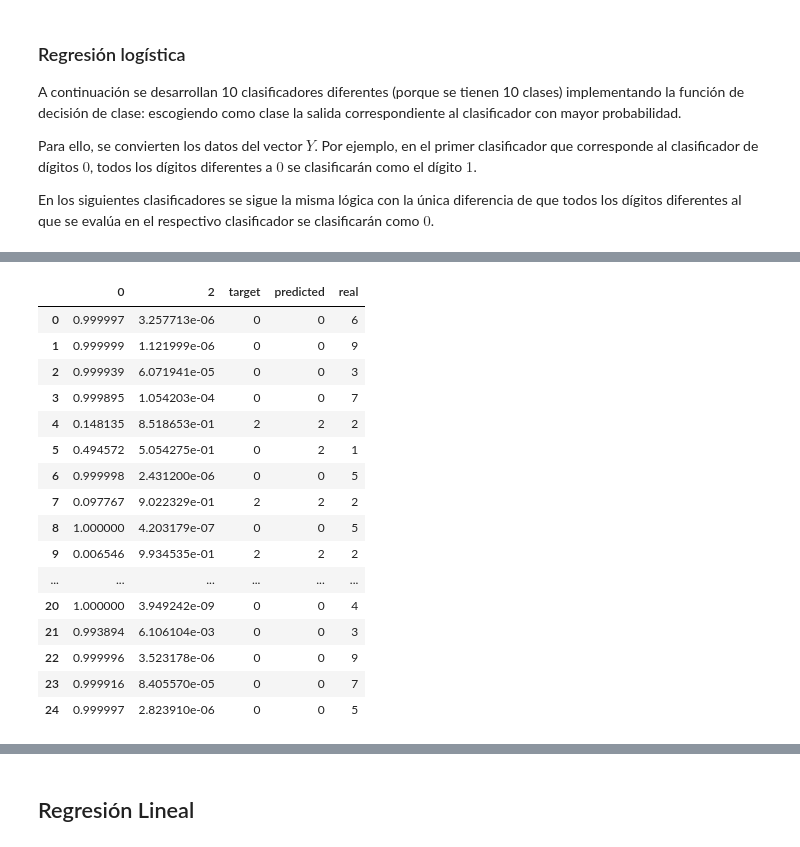
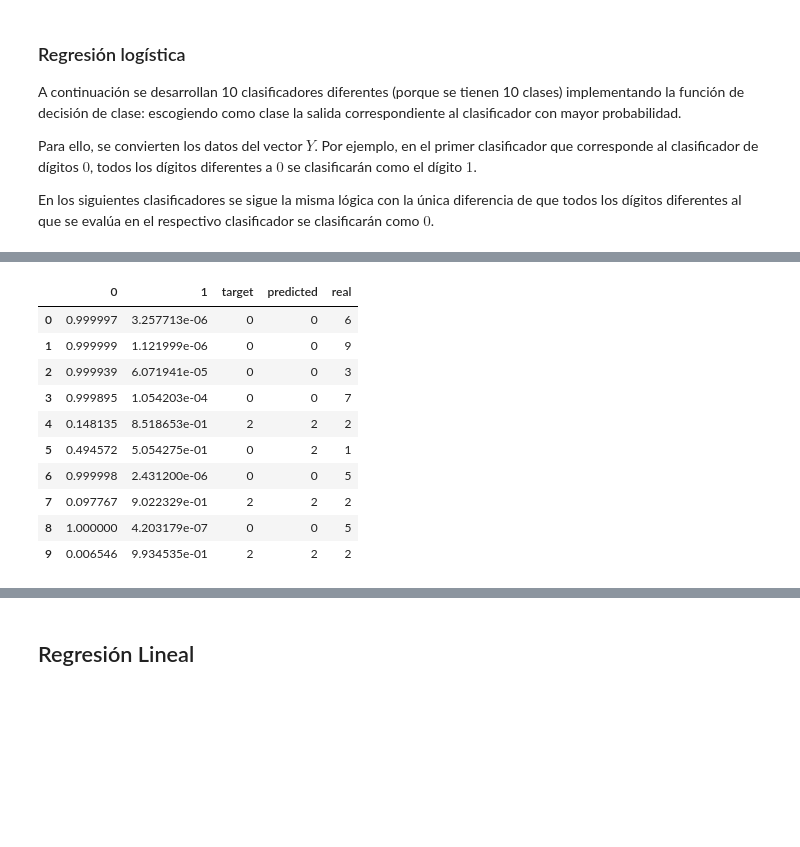
Before and after one commit to MonicaCabanas23/Clasificacion-y-Regresion-Lineal, a Jupyter notebook: Clasificacion_y_Regresion_Lineal.ipynb, the cells around one changed output, grey strips where cells are left out. Cells and saved outputs as stored; diff of their text form; code cells hidden in the pictures; blank space fills up the shorter version.

```diff
--- a/Clasificacion_y_Regresion_Lineal.ipynb
+++ b/Clasificacion_y_Regresion_Lineal.ipynb
@@ -120,19 +121,21 @@ Para ello, se convierten los datos del vector $Y$. Por ejemplo, en el primer cla
 
 En los siguientes clasificadores se sigue la misma lógica con la única diferencia de que todos los dígitos diferentes al que se evalúa en el respectivo clasificador se clasificarán como $0$.
 # %%
+models = []
+
 # Classifier for identifying the digit 0
 # We will create a new target variable that is 0 when the digit is 0 and 1 otherwise
 y_train_0 = (y_train != 0).astype(int)
 y_test_0 = (y_test != 0).astype(int)
 # Train the classifier
-classifier_1 = LogisticRegression(random_state=42).fit(X_train, y_train_0)
+models.append(LogisticRegression(random_state=42).fit(X_train, y_train_0))
 
-probabilities = classifier_1.predict_proba(X_test)
+probabilities = models[0].predict_proba(X_test)
 probabilities_df = pd.DataFrame(probabilities, columns=['0', '1'])
 probabilities_df['target'] = y_test_0
-probabilities_df['predicted'] = classifier_1.predict(X_test)
+probabilities_df['predicted'] = models[0].predict(X_test)
 probabilities_df['real'] = y_test
-probabilities_df.head(25)
+probabilities_df.head(10)
 # %% [output]
 |  | 0 | 1 | target | predicted | real |
 | 0 | 2.784627e-04 | 0.999722 | 1 | 1 | 6 |
@@ -157,14 +154,14 @@ probabilities_df.head(25)
 y_train_1 = (y_train == 1).astype(int)
 y_test_1 = (y_test == 1).astype(int)
 # Train the classifier
-classifier_1 = LogisticRegression(random_state=42).fit(X_train, y_train_1)
+models.append(LogisticRegression(random_state=42).fit(X_train, y_train_1))
 
-probabilities = classifier_1.predict_proba(X_test)
+probabilities = models[1].predict_proba(X_test)
 probabilities_df = pd.DataFrame(probabilities, columns=['0', '1'])
 probabilities_df['target'] = y_test_1
-probabilities_df['predicted'] = classifier_1.predict(X_test)
+probabilities_df['predicted'] = models[1].predict(X_test)
 probabilities_df['real'] = y_test
-probabilities_df.head(25)
+probabilities_df.head(10)
 # %% [output]
 |  | 0 | 1 | target | predicted | real |
 | 0 | 0.999987 | 1.254637e-05 | 0 | 0 | 6 |
@@ -186,21 +177,21 @@ probabilities_df.head(25)
 # %%
 # Classifier for identifying the digit 2
 # We will create a new target variable that is 2 when the digit is 2 and 0 otherwise
 y_train_2 = np.where(y_train == 2, 2, 0)
 y_test_2 = np.where(y_test == 2, 2, 0)
 
 # Train the classifier
-classifier_2 = LogisticRegression(random_state=42).fit(X_train, y_train_2)
+models.append(LogisticRegression(random_state=42).fit(X_train, y_train_2))
 
 # Evaluate the classifier
-probabilities = classifier_2.predict_proba(X_test)
+probabilities = models[2].predict_proba(X_test)
 probabilities_df = pd.DataFrame(probabilities, columns=['0', '1'])
 probabilities_df['target'] = y_test_2
-probabilities_df['predicted'] = classifier_2.predict(X_test)
+probabilities_df['predicted'] = models[2].predict(X_test)
 probabilities_df['real'] = y_test
-probabilities_df.head(25)
+probabilities_df.head(10)
 # %% [output]
-|  | 0 | 2 | target | predicted | real |
+|  | 0 | 1 | target | predicted | real |
 | 0 | 0.999997 | 3.257713e-06 | 0 | 0 | 6 |
 | 1 | 0.999999 | 1.121999e-06 | 0 | 0 | 9 |
 | 2 | 0.999939 | 6.071941e-05 | 0 | 0 | 3 |
@@ -211,12 +202,6 @@ probabilities_df.head(25)
 | 7 | 0.097767 | 9.022329e-01 | 2 | 2 | 2 |
 | 8 | 1.000000 | 4.203179e-07 | 0 | 0 | 5 |
 | 9 | 0.006546 | 9.934535e-01 | 2 | 2 | 2 |
-| ... | ... | ... | ... | ... | ... |
-| 20 | 1.000000 | 3.949242e-09 | 0 | 0 | 4 |
-| 21 | 0.993894 | 6.106104e-03 | 0 | 0 | 3 |
-| 22 | 0.999996 | 3.523178e-06 | 0 | 0 | 9 |
-| 23 | 0.999916 | 8.405570e-05 | 0 | 0 | 7 |
-| 24 | 0.999997 | 2.823910e-06 | 0 | 0 | 5 |
 # %%
 # Classifier for identifying the digit 3
 # We will create a new target variable that is 3 when the digit is 3 and 0 otherwise
```
Also changed, not shown: parts of 12 cells of this notebook.
